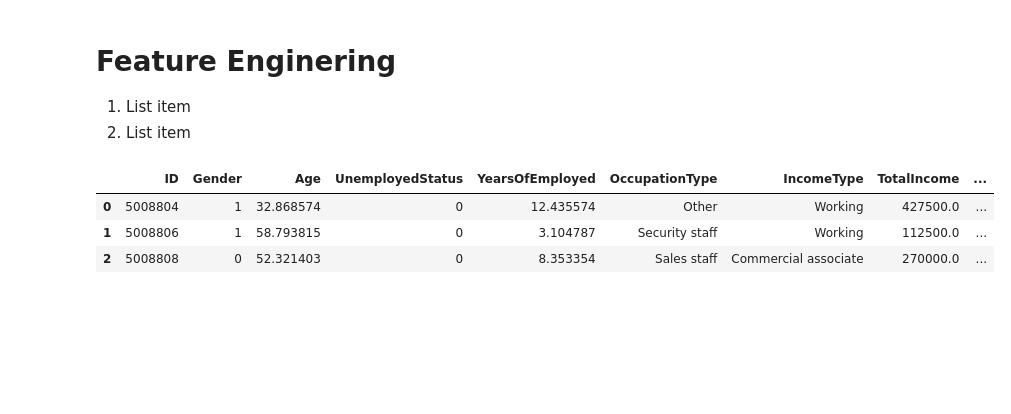
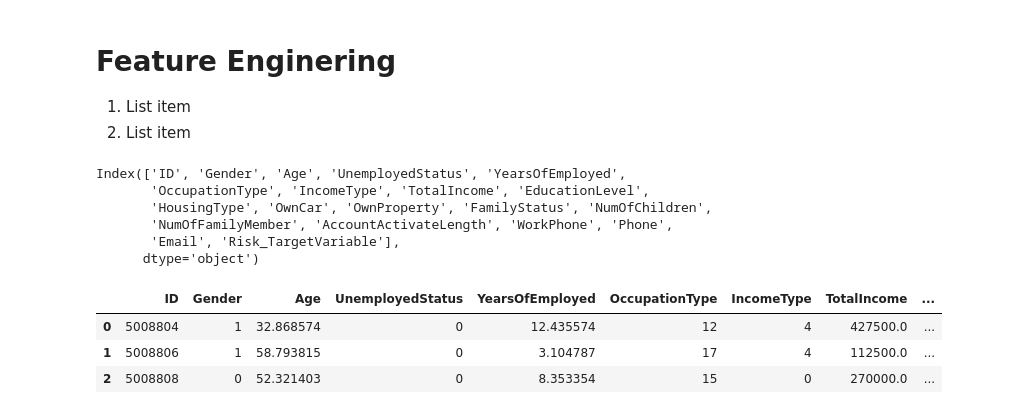
Before and after one commit to bdfd/Project_01-Credit-Card-Approval-Prdiction, a Jupyter notebook: Credit_Card_Approval_Prediction.ipynb, the cells around one changed output. Drawn from its saved outputs; the diff is of its cells as text; code cells hidden in the pictures; blank space fills up the shorter version.

```diff
--- a/Credit_Card_Approval_Prediction.ipynb
+++ b/Credit_Card_Approval_Prediction.ipynb
@@ -282,10 +290,20 @@ df.to_csv('processed dataset.csv',index=False)
 
 1.   List item
 2.   List item
+# %%
+df.columns
+# %% [output]
+Index(['ID', 'Gender', 'Age', 'UnemployedStatus', 'YearsOfEmployed',
+       'OccupationType', 'IncomeType', 'TotalIncome', 'EducationLevel',
+       'HousingType', 'OwnCar', 'OwnProperty', 'FamilyStatus', 'NumOfChildren',
+       'NumOfFamilyMember', 'AccountActivateLength', 'WorkPhone', 'Phone',
+       'Email', 'Risk_TargetVariable'],
+      dtype='object')
 # %%
+df = data.encode(df)
 df.head(3)
 # %% [output]
 |  | ID | Gender | Age | UnemployedStatus | YearsOfEmployed | OccupationType | IncomeType | TotalIncome | ... |
-| 0 | 5008804 | 1 | 32.868574 | 0 | 12.435574 | Other | Working | 427500.0 | ... |
-| 1 | 5008806 | 1 | 58.793815 | 0 | 3.104787 | Security staff | Working | 112500.0 | ... |
-| 2 | 5008808 | 0 | 52.321403 | 0 | 8.353354 | Sales staff | Commercial associate | 270000.0 | ... |
+| 0 | 5008804 | 1 | 32.868574 | 0 | 12.435574 | 12 | 4 | 427500.0 | ... |
+| 1 | 5008806 | 1 | 58.793815 | 0 | 3.104787 | 17 | 4 | 112500.0 | ... |
+| 2 | 5008808 | 0 | 52.321403 | 0 | 8.353354 | 15 | 0 | 270000.0 | ... |
```
Also changed, not shown: parts of 7 cells of this notebook.
